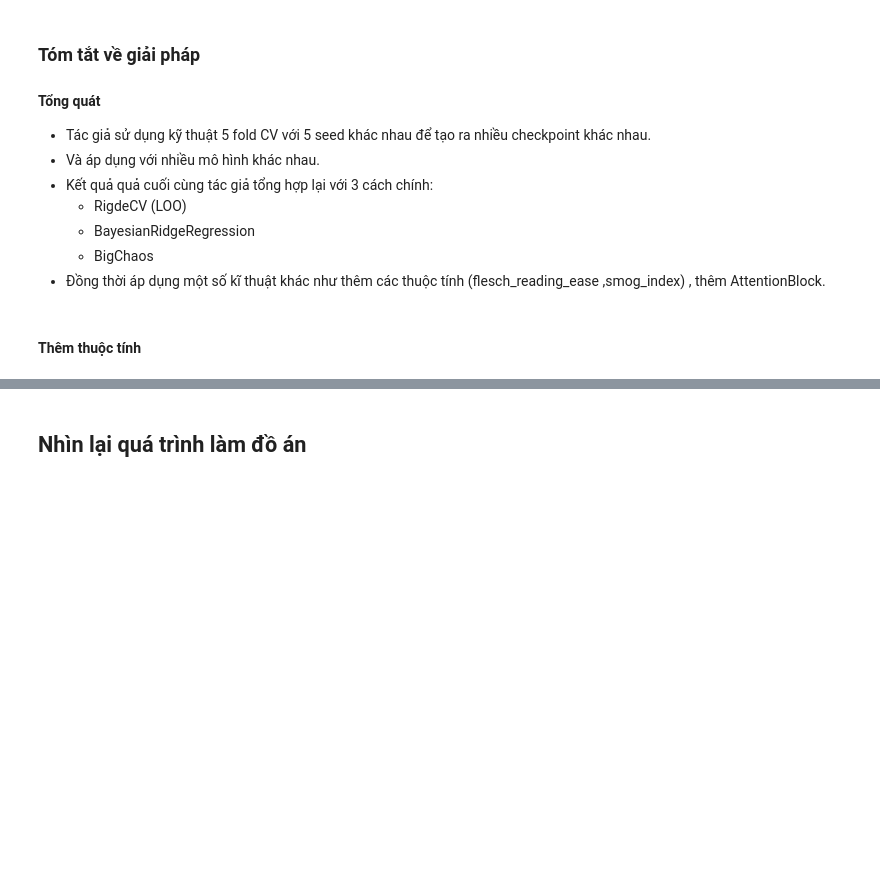
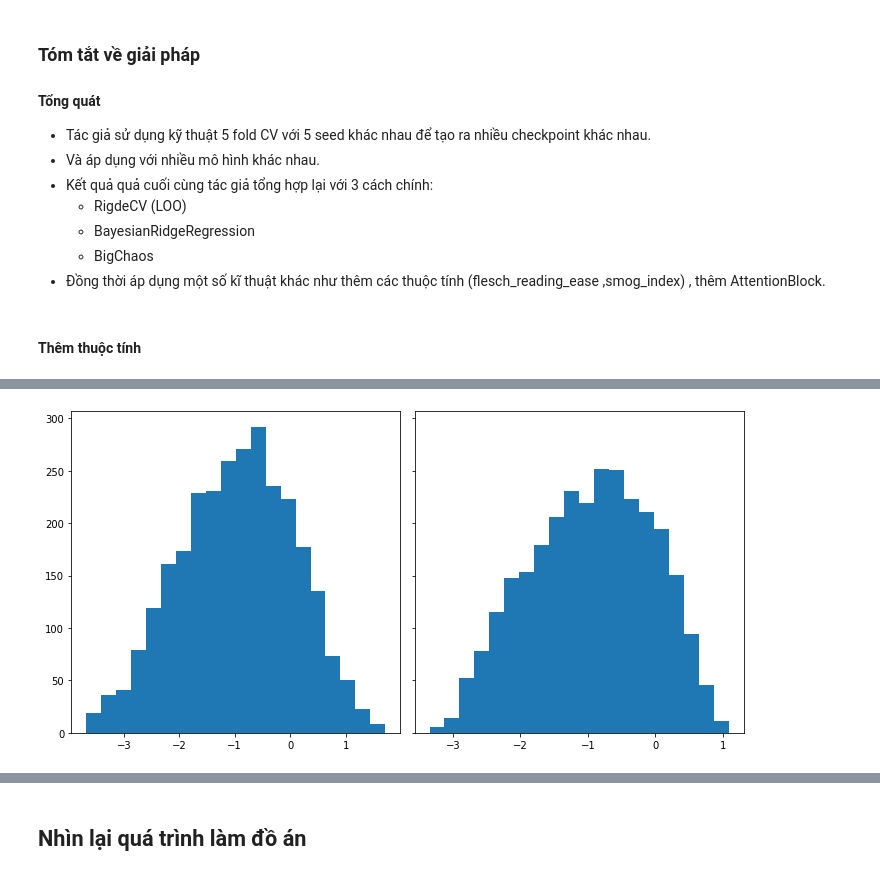
Before and after one commit to nguyentrongnghia142/CommonLit-Readability-Prize, a Jupyter notebook: Report.ipynb, the cells around one changed output, grey strips where cells are left out. Saved outputs shown, nothing was run; the diff lists cells and outputs as text; code cells hidden in the pictures; blank space fills up the shorter version.

```diff
--- a/Report.ipynb
+++ b/Report.ipynb
@@ -190,0 +1655,3 @@ plt.title("Tần suất của các từ trong tập huyến luyện");
+# %%
+df = pd.read_csv("/content/output/commonlitreadabilityprize/20211204-023300/oofs_0.49098.csv")
+df.shape
@@ -190,0 +1669,8 @@ plt.title("Tần suất của các từ trong tập huyến luyện");
+# %%
+n_bins = 20
+fig, axs = plt.subplots(1, 2, figsize=(10, 5), sharey=True, tight_layout=True)
+
+axs[0].hist(df.target, bins=n_bins);
+axs[1].hist(df.prediction, bins=n_bins);
+# %% [output]
+[figure, added]
```
Also changed, not shown: parts of 37 cells of this notebook.
